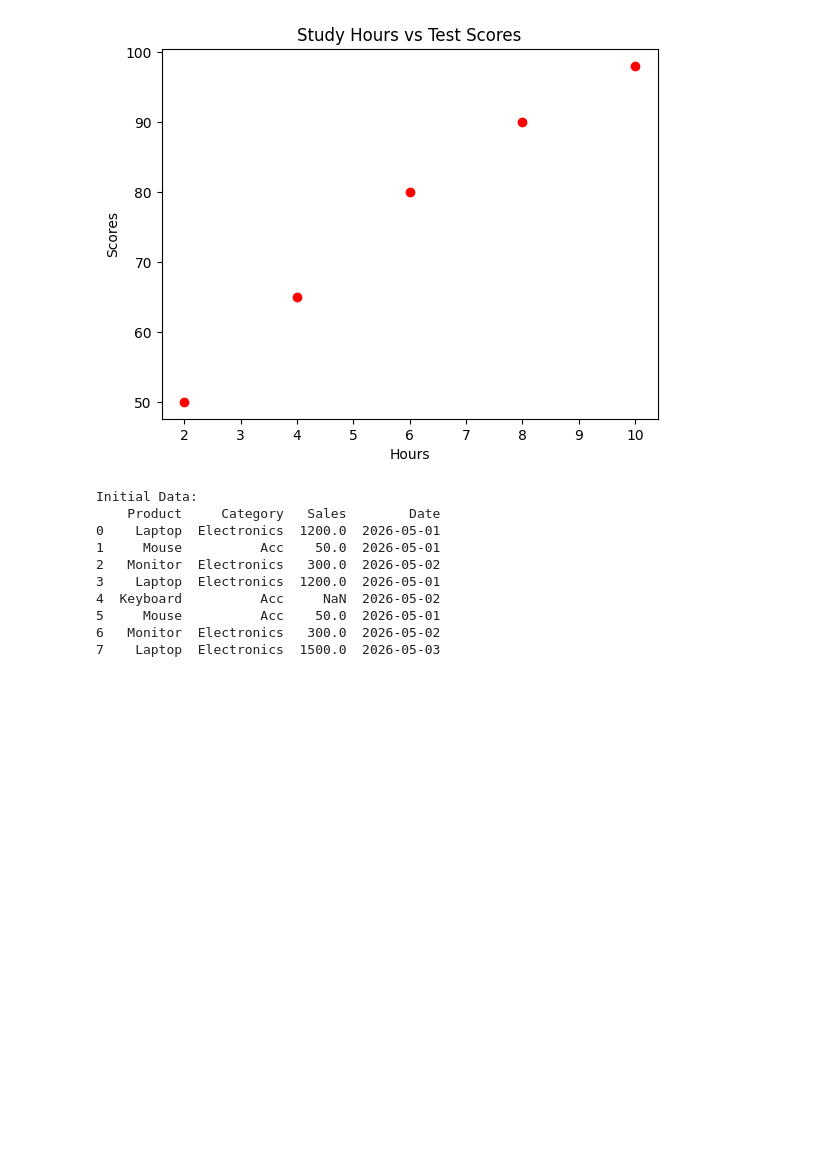
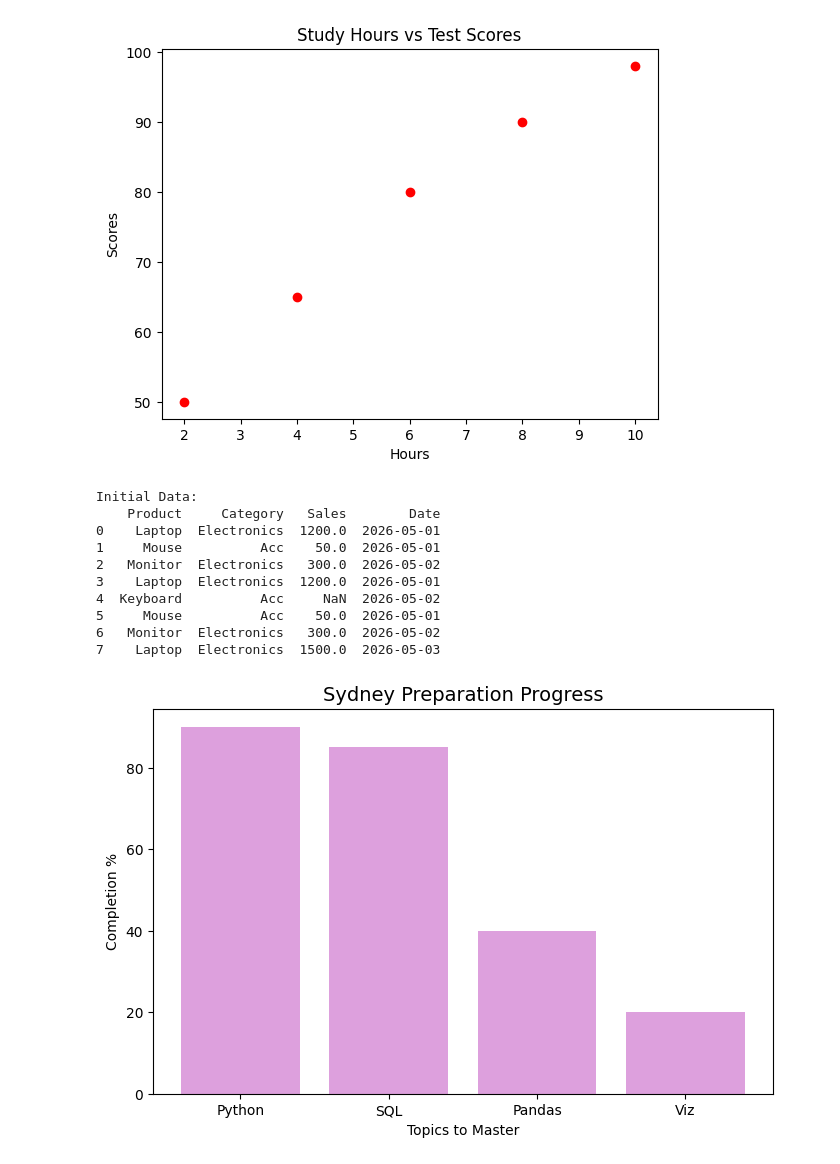
Before and after one commit to ParulDS-Sydney/Google-Python-Solved-queries, a Jupyter notebook: Welcome_To_Colab.ipynb, the cells around one changed output. Drawn from its saved outputs; the diff is of its cells as text; code cells hidden in the pictures; blank space fills up the shorter version.

```diff
--- a/Welcome_To_Colab.ipynb
+++ b/Welcome_To_Colab.ipynb
@@ -566,3 +566,24 @@ Initial Data:
 5     Mouse          Acc    50.0  2026-05-01
 6   Monitor  Electronics   300.0  2026-05-02
 7    Laptop  Electronics  1500.0  2026-05-03
+# %%
+import pandas as pd
+import matplotlib.pyplot as plt
+
+data = {
+    'My_Topic': ['Python', 'SQL', 'Pandas', 'Viz'],
+    'My_Progress': [90, 85, 40, 20]
+}
+df_new = pd.DataFrame(data)
+
+plt.figure(figsize=(8, 5))
+plt.bar(df_new['My_Topic'], df_new['My_Progress'], color='plum')
+
+# Labels and Titles #
+plt.title('Sydney Preparation Progress', fontsize=14)
+plt.xlabel('Topics to Master')
+plt.ylabel('Completion %')
+
+plt.show()
+# %% [output]
+[figure, added]
```
